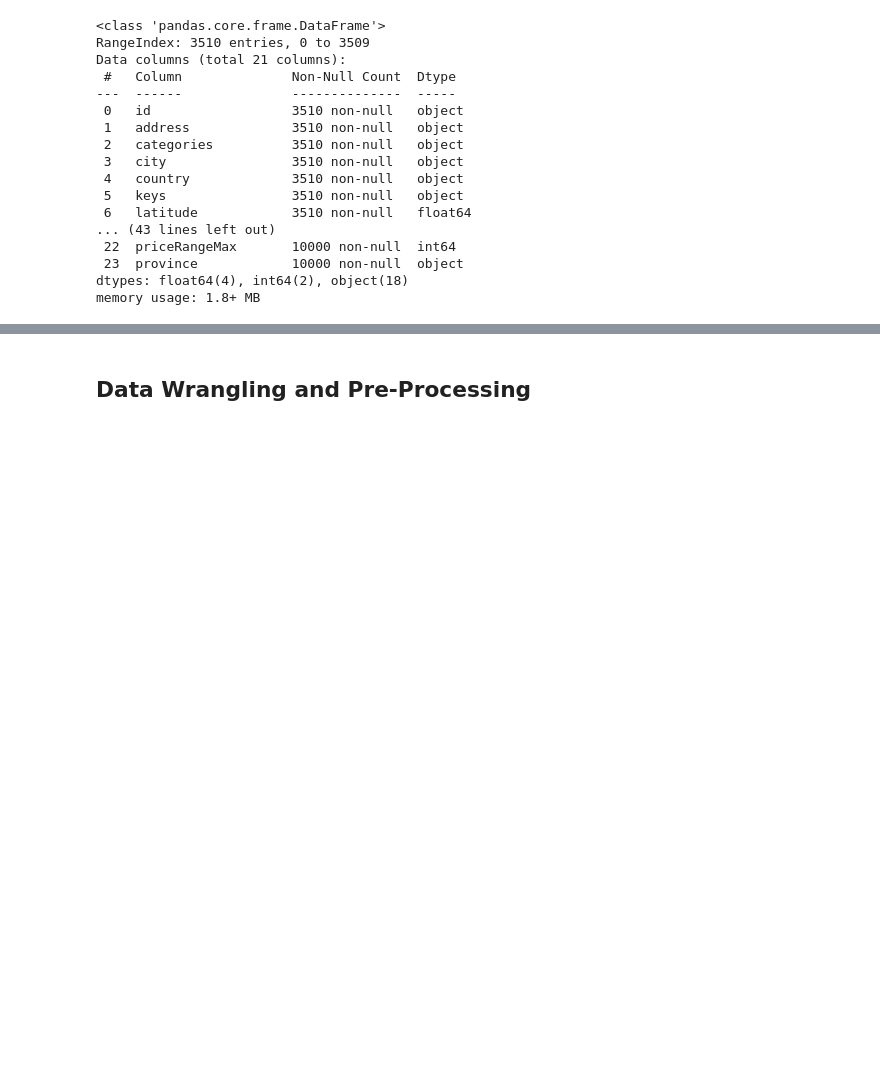
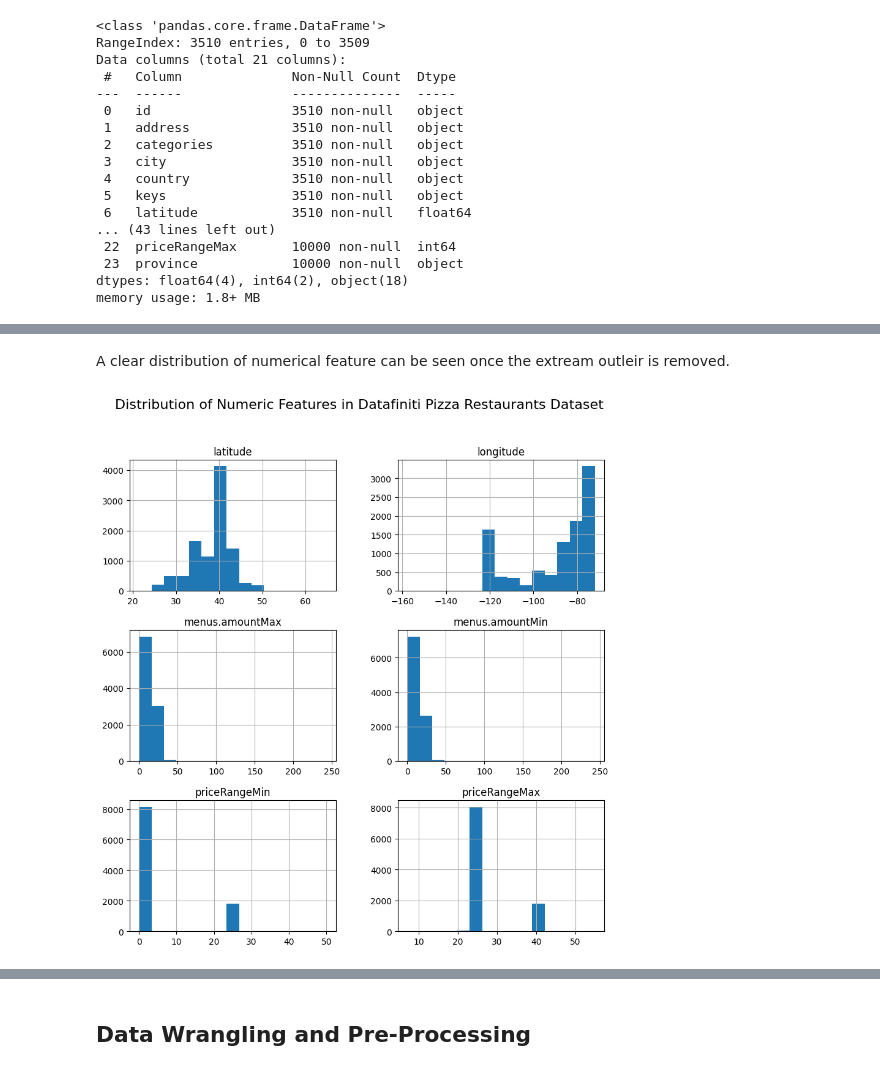
Before and after one commit to arjunvenkateshusd/ads505, a Jupyter notebook: ads505_FinalProj.ipynb, the cells around one changed output, grey strips where cells are left out. Cells and saved outputs as stored; diff of their text form; code cells hidden in the pictures; blank space fills up the shorter version.

```diff
--- a/ads505_FinalProj.ipynb
+++ b/ads505_FinalProj.ipynb
@@ -79,0 +242,9 @@ memory usage: 1.8+ MB
+# %% [markdown]
+A clear distribution of numerical feature can be seen once the extream outleir is removed.
+# %%
+# Feature distribution of numeric features in Dataset 2
+data2_cleaned[num_cols].hist(figsize=(10,10),bins=15)
+plt.suptitle("Distribution of Numeric Features in Datafiniti Pizza Restaurants Dataset", fontsize =16)
+plt.show()
+# %% [output]
+[figure, added]
```
Also changed, not shown: parts of 20 cells of this notebook.
